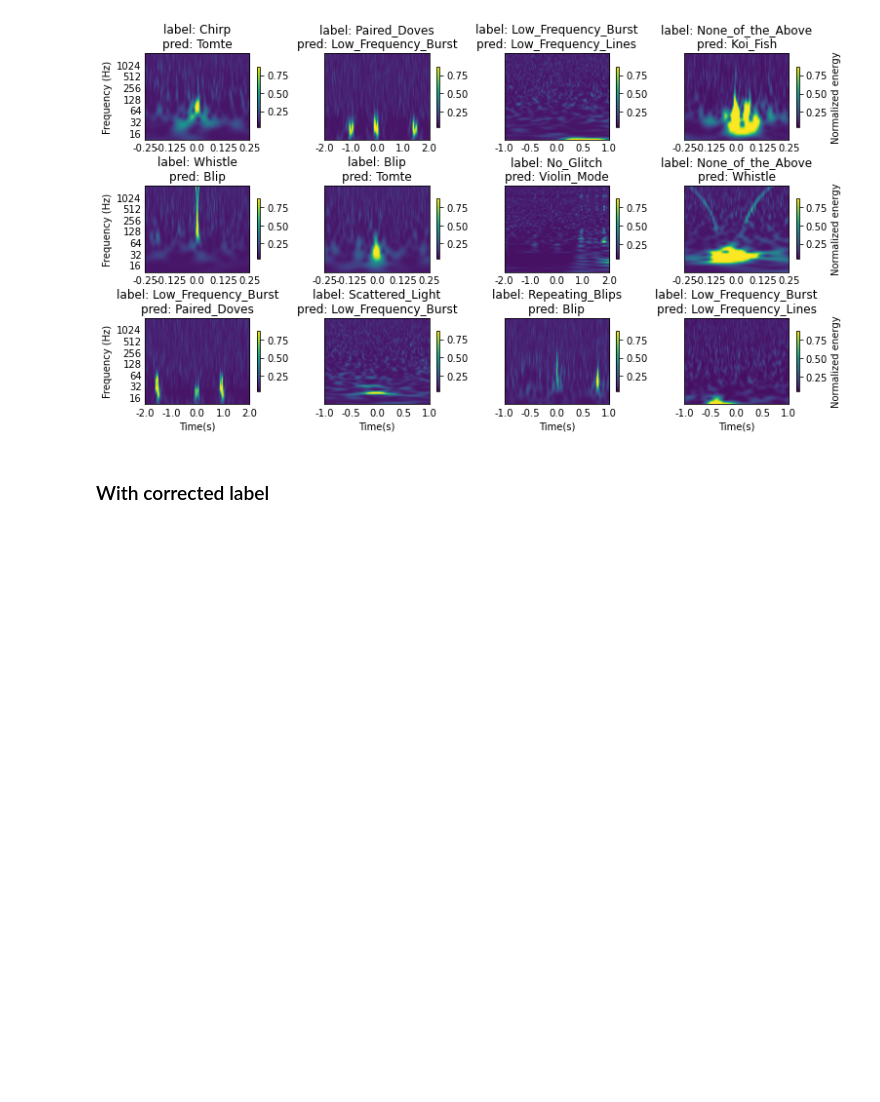
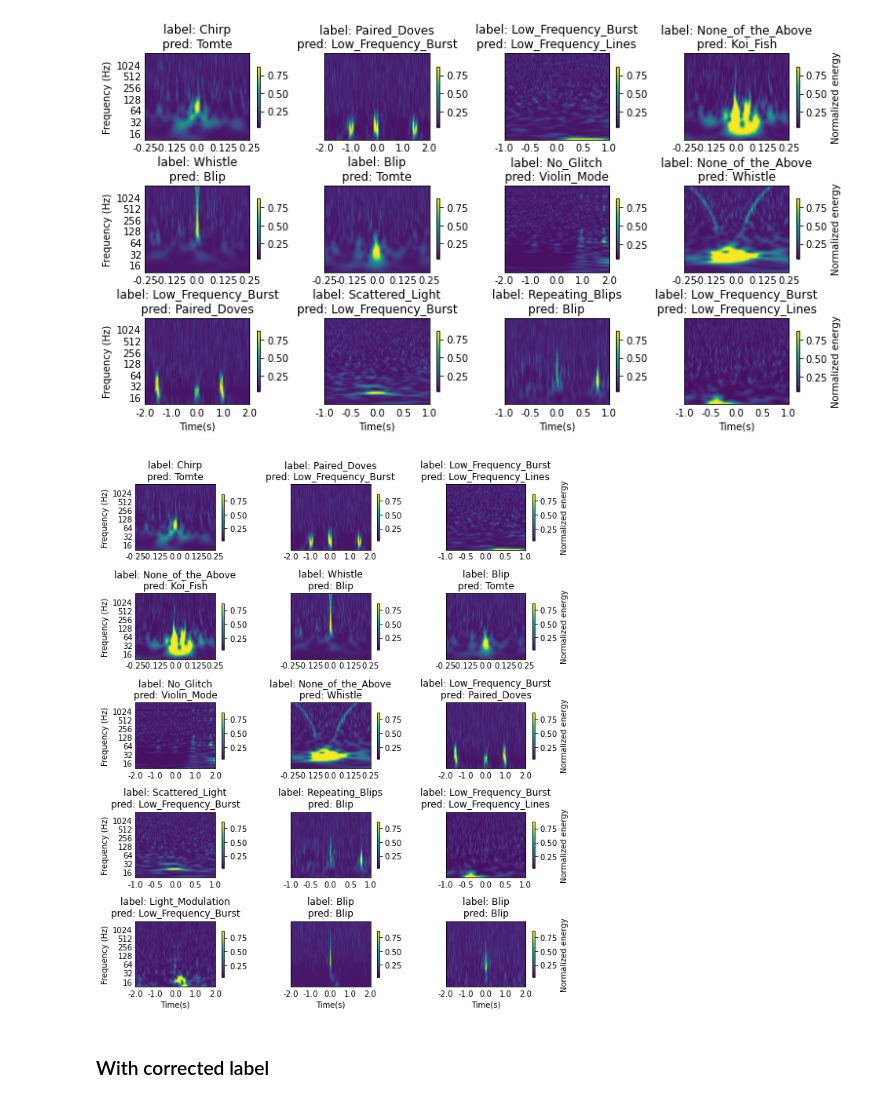
Before and after one commit to tttiago/GravitySpyClassifier, a Jupyter notebook: 04_baseline_best_val_evaluation.ipynb, the cells around one changed output. Saved outputs shown, nothing was run; the diff lists cells and outputs as text; code cells hidden in the pictures; blank space fills up the shorter version.

```diff
--- a/04_baseline_best_val_evaluation.ipynb
+++ b/04_baseline_best_val_evaluation.ipynb
@@ -140,6 +164,17 @@ fig, ax = plot_top_losses_glitches(interp, learner, vocab=vocab,
 fig.savefig('../figs/glitches/04_baseline_best_mislabeled_samples_v2.pdf', dpi=300)
 # %% [output]
 [figure]
+# %%
+fig, ax = plot_top_losses_glitches(interp, learner, vocab=vocab,
+    y_preds=y_pred, channel_list=channel_list,
+    largest=True, nrows=5, ncols=3,
+    show_label=True, show_pred=True, show_loss=False,
+    figsize=(9, 10)
+)
+
+#fig.savefig('../figs/glitches/04_baseline_best_mislabeled_samples.png', dpi=600)
+# %% [output]
+[figure, added]
 # %% [markdown]
 ### With corrected label
 # %%
```
Also changed, not shown: parts of 2 cells of this notebook, 3 other files.
